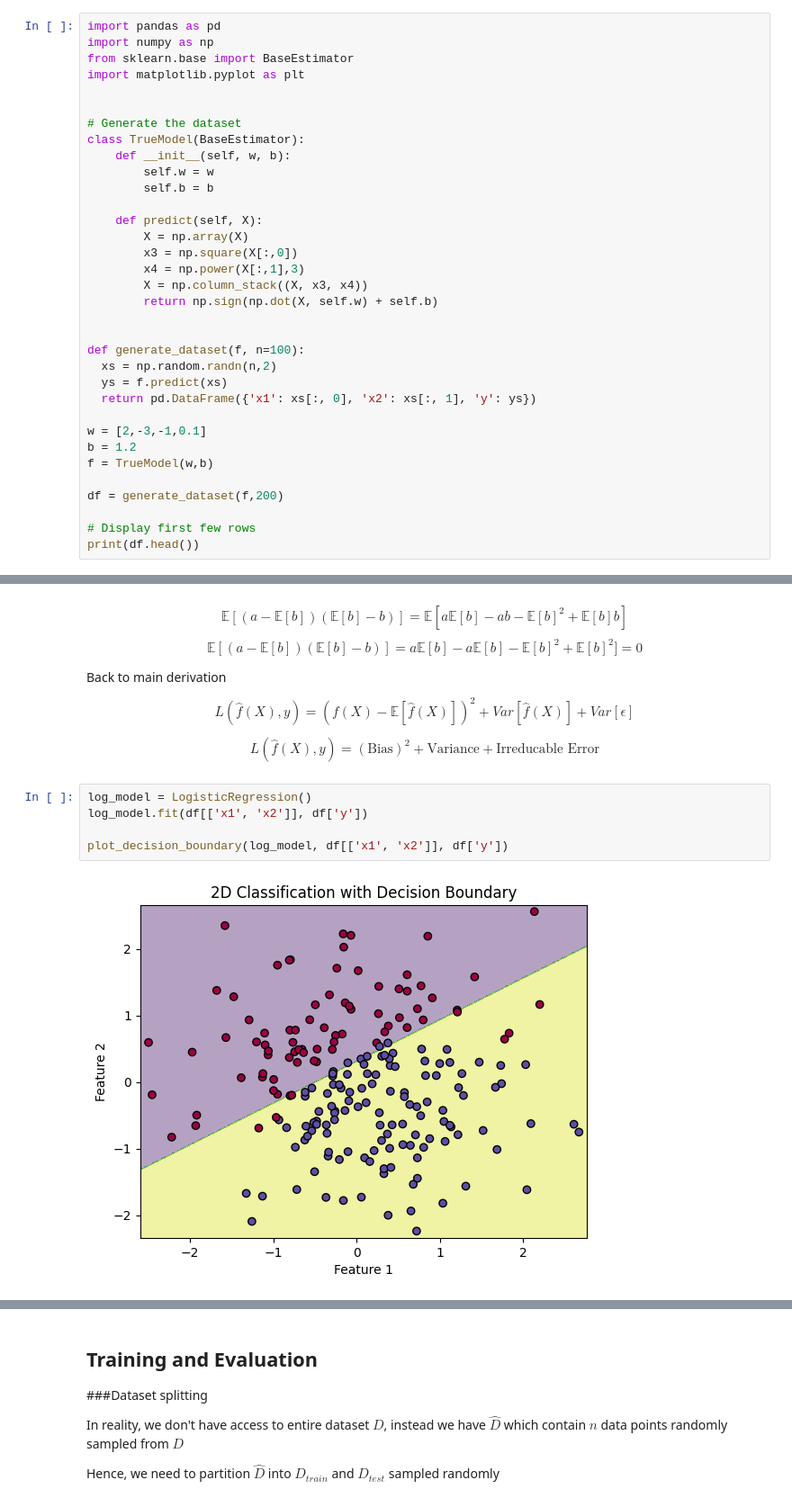
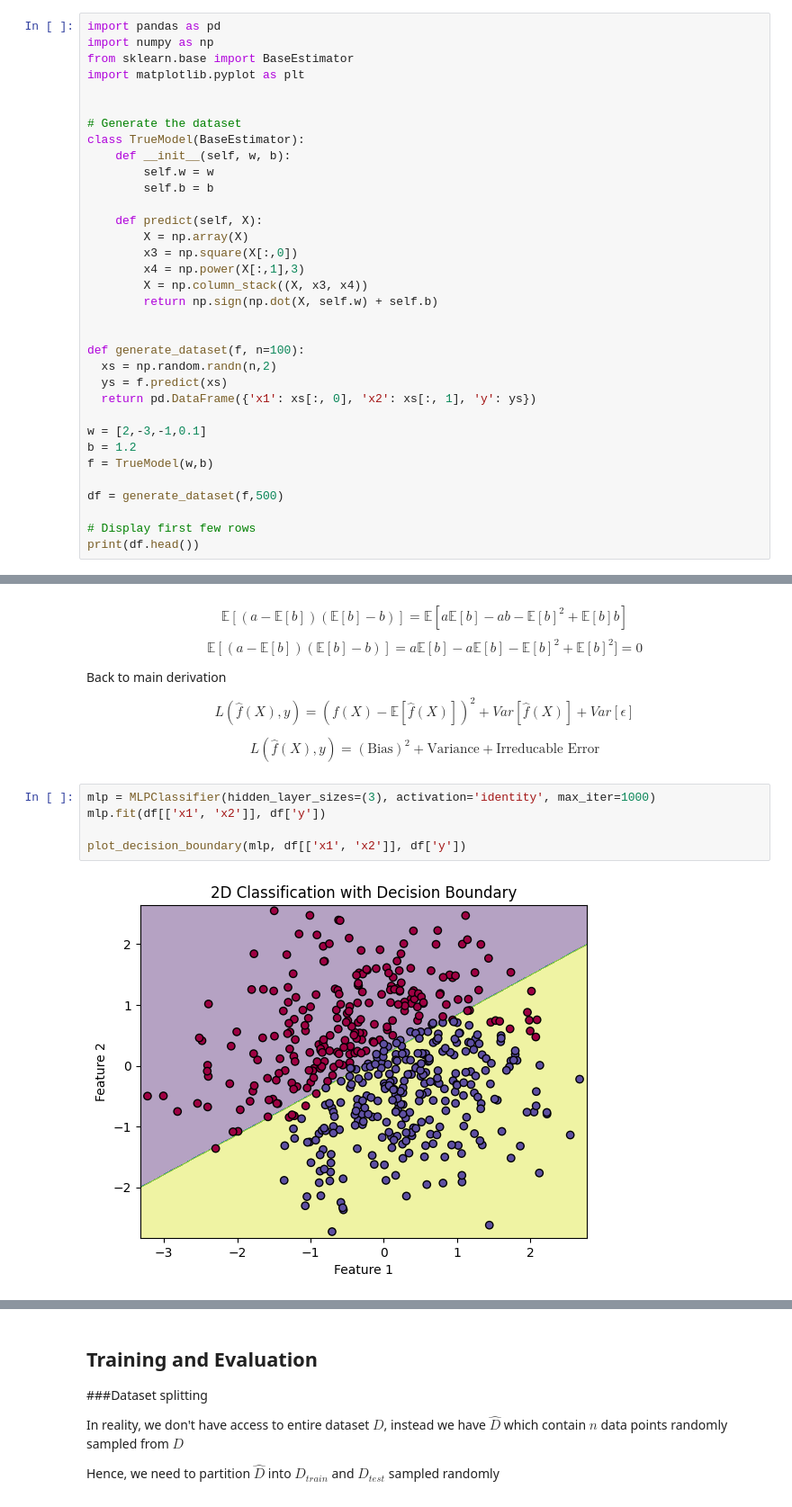
Before and after one commit to Av01/DS-Basics, a Jupyter notebook: session2/Session_2_Overview_of_Machine_Learning.ipynb, the cells around one changed output, grey strips where cells are left out. Shown at 90% size. Drawn from its saved outputs; the diff is of its cells as text.

```diff
--- a/session2/Session_2_Overview_of_Machine_Learning.ipynb
+++ b/session2/Session_2_Overview_of_Machine_Learning.ipynb
@@ -124,7 +130,7 @@ w = [2,-3,-1,0.1]
 b = 1.2
 f = TrueModel(w,b)
 
-df = generate_dataset(f,200)
+df = generate_dataset(f,500)
 
 # Display first few rows
 print(df.head())
@@ -321,9 +327,9 @@ $$ L(\hat{f}(X), y) = (f(X) - 𝔼[\hat{f}(X)])^2 + Var[\hat{f}(X)] + Var[ϵ] $$
 
 $$ L(\hat{f}(X), y) = (\text{Bias})^2 + \text{Variance} + \text{Irreducable Error} $$
 # %%
-log_model = LogisticRegression()
-log_model.fit(df[['x1', 'x2']], df['y'])
+mlp = MLPClassifier(hidden_layer_sizes=(3), activation='identity', max_iter=1000)
+mlp.fit(df[['x1', 'x2']], df['y'])
 
-plot_decision_boundary(log_model, df[['x1', 'x2']], df['y'])
+plot_decision_boundary(mlp, df[['x1', 'x2']], df['y'])
 # %% [output]
-[figure, old version]
+[figure, new version]
```
Also changed, not shown: parts of 19 cells of this notebook.
